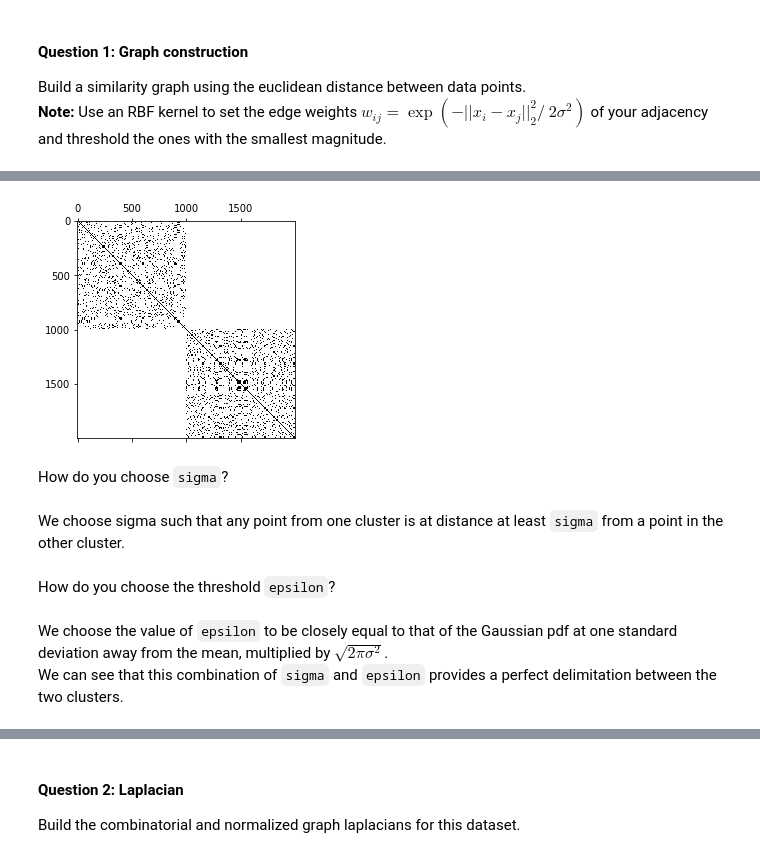
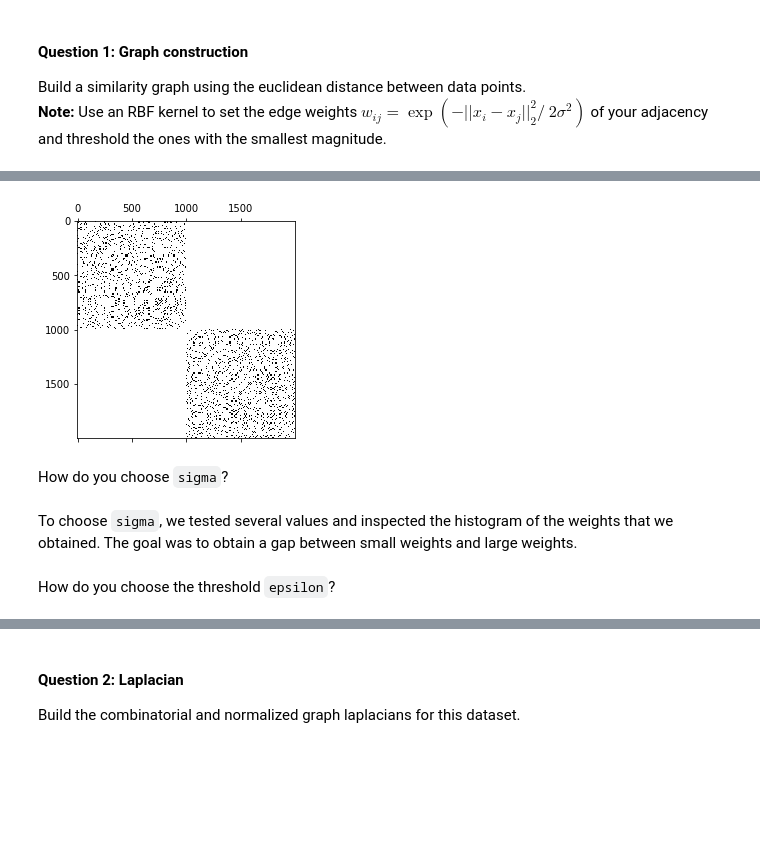
Before and after one commit to alex-mocanu/A-Network-Tour-of-DS-Homework, a Jupyter notebook: Assignment 2/2_learning_with_graphs.ipynb, the cells around one changed output, grey strips where cells are left out. Cells and saved outputs as stored; diff of their text form; code cells hidden in the pictures; blank space fills up the shorter version.

```diff
--- a/Assignment 2/2_learning_with_graphs.ipynb
+++ b/Assignment 2/2_learning_with_graphs.ipynb
@@ -62,17 +62,38 @@ plt.show()
 Build a similarity graph using the euclidean distance between data points.
 **Note:** Use an RBF kernel to set the edge weights $w_{ij}=\exp(-||x_i- x_j||_2^2 / ~ 2 \sigma^2)$ of your adjacency and threshold the ones with the smallest magnitude.
 # %%
-def epsilon_similarity_graph(X: np.ndarray, sigma=1, epsilon=0):
+def compute_RBF(X, sigma):
     """ X (n x d): coordinates of the n data points in R^d.
         sigma (float): width of the kernel
-        epsilon (float): threshold
         Return:
-        adjacency (n x n ndarray): adjacency matrix of the graph.
+        adjacency (n x n ndarray): adjacency matrix of the graph
     """
     # Compute L2-norm
     adjacency = squareform(pdist(X))
     # Compute RBF
     adjacency = np.vectorize(lambda x: np.exp(-x**2 / (2 * sigma**2)))(adjacency)
-    # Filter matrix
-    adjacency = np.vectorize(lambda x: x if x > epsilon else 0)(adjacency)
     return adjacency
+# %%
+def epsilon_similarity_graph(X: np.ndarray, sigma=1, epsilon=0):
+    """ X (n x d): coordinates of the n data points in R^d.
+        sigma (float): width of the kernel
+        epsilon (float): threshold
+        Return:
+        adjacency (n x n ndarray): adjacency matrix of the graph.
+    """
+    # Compute RBF weights
+    adjacency = compute_RBF(X, sigma)
+    # Filter matrix
+    adjacency = np.vectorize(lambda x: x if x > epsilon else 0)(adjacency)
+    # Remove values on the diagonal
+    np.fill_diagonal(adjacency, 0)
+    return adjacency
+# %%
+# Inspect weights histogram to choose sigma and epsilon
+sigma_two_moons = 0.5
+weights = compute_RBF(X, sigma_two_moons)
+plt.hist(weights.flatten(), bins=100)
+plt.title('Weights histogram')
+plt.xlabel('Weight')
+plt.ylabel('Number of point pairs')
+plt.show()
@@ -79,15 +102,12 @@ def epsilon_similarity_graph(X: np.ndarray, sigma=1, epsilon=0):
 # %%
-adjacency = epsilon_similarity_graph(X, sigma=0.5, epsilon=0.61)
+adjacency = epsilon_similarity_graph(X, sigma=sigma_two_moons, epsilon=0.61)
 plt.spy(adjacency)
 plt.show()
 # %% [output]
-[figure, old version]
+[figure, new version]
 # %% [markdown]
 How do you choose `sigma`?
-# %% [markdown]
-We choose sigma such that any point from one cluster is at distance at least `sigma` from a point in the other cluster.
+# %% [markdown]
+To choose `sigma`, we tested several values and inspected the histogram of the weights that we obtained. The goal was to obtain a gap between small weights and large weights.
 # %% [markdown]
 How do you choose the threshold `epsilon`?
-# %% [markdown]
-We choose the value of `epsilon` to be closely equal to that of the Gaussian pdf at one standard deviation away from the mean, multiplied by $\sqrt{2 \pi \sigma^2}$. \
-We can see that this combination of `sigma` and `epsilon` provides a perfect delimitation between the two clusters.
```
Also changed, not shown: parts of 21 cells of this notebook.
